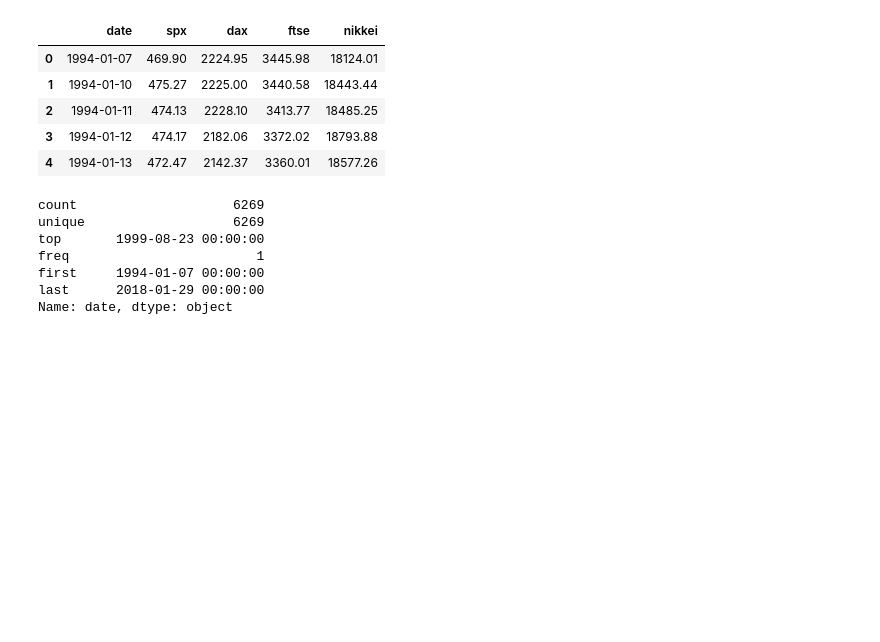
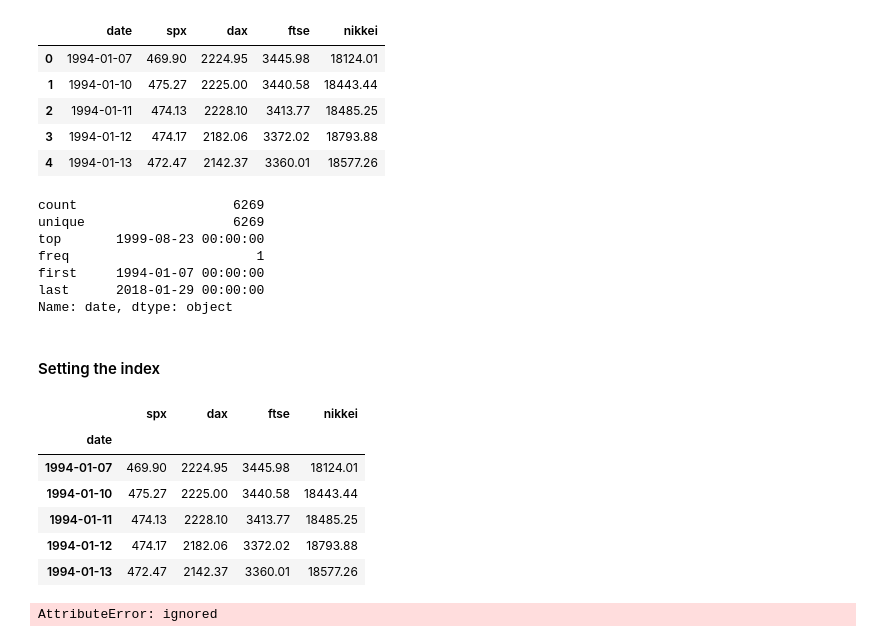
Before and after one commit to ajmal017/Time-Series-Modeling, a Jupyter notebook: 2_Creating_a_Time_Series_object.ipynb, the cells around one changed output. Saved outputs shown, nothing was run; the diff lists cells and outputs as text; code cells hidden in the pictures; blank space fills up the shorter version.

```diff
--- a/2_Creating_a_Time_Series_object.ipynb
+++ b/2_Creating_a_Time_Series_object.ipynb
@@ -149,3 +149,5 @@ freq                        1
 first     1994-01-07 00:00:00
 last      2018-01-29 00:00:00
 Name: date, dtype: object
+# %% [markdown]
+#### Setting the index
@@ -151,0 +156,16 @@ Name: date, dtype: object
+# %%
+df.head()
+# %% [output]
+|  | spx | dax | ftse | nikkei |
+| date |  |  |  |  |
+| 1994-01-07 | 469.90 | 2224.95 | 3445.98 | 18124.01 |
+| 1994-01-10 | 475.27 | 2225.00 | 3440.58 | 18443.44 |
+| 1994-01-11 | 474.13 | 2228.10 | 3413.77 | 18485.25 |
+| 1994-01-12 | 474.17 | 2182.06 | 3372.02 | 18793.88 |
+| 1994-01-13 | 472.47 | 2142.37 | 3360.01 | 18577.26 |
+# %%
+df.date.describe()
+
+# it throws an error because once date becomes an index, it is no longer a seperate attribute in the dataframe.
+# %% [output]
+AttributeError: ignored
```
Also changed, not shown: parts of 11 cells of this notebook.
